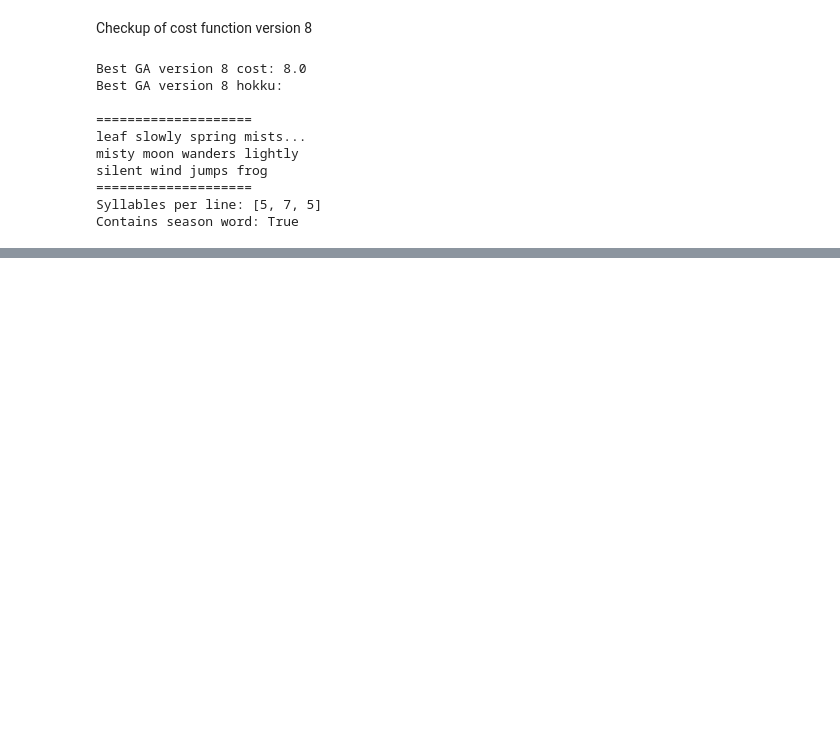
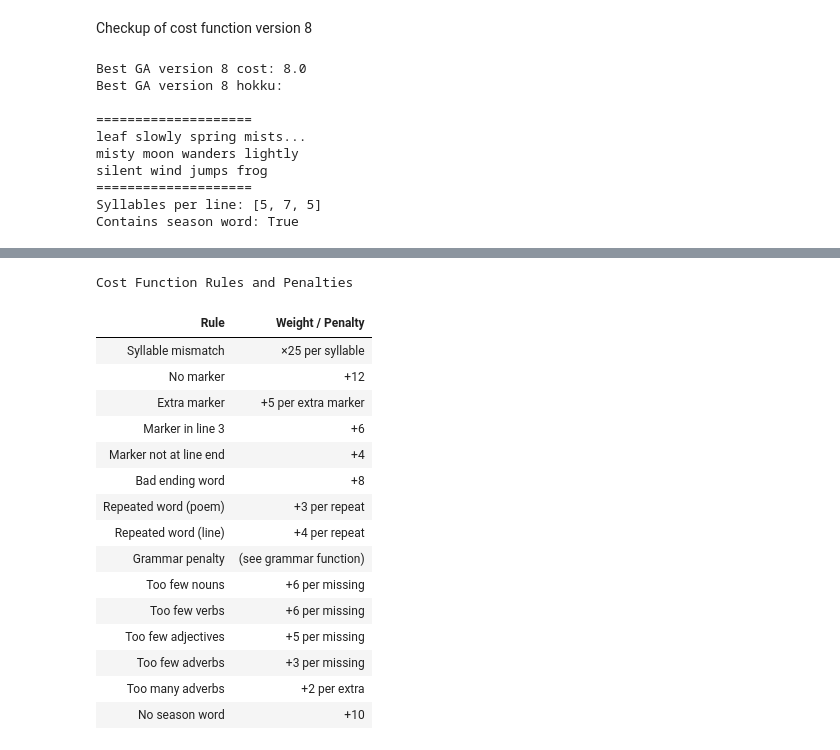
Before and after one commit to Oksana0020/Hokku, a Jupyter notebook: Hokku.ipynb, the cells around one changed output, grey strips where cells are left out. Saved outputs shown, nothing was run; the diff lists cells and outputs as text; code cells hidden in the pictures; blank space fills up the shorter version.

```diff
--- a/Hokku.ipynb
+++ b/Hokku.ipynb
@@ -1777,0 +1847,53 @@ Rule Priority and Penalty Weights need to adjust logically
+# %%
+import pandas as pd
+from IPython.display import display
+
+rules = [
+    ("Syllable mismatch", "×25 per syllable"),
+    ("No marker", "+12"),
+    ("Extra marker", "+5 per extra marker"),
+    ("Marker in line 3", "+6"),
+    ("Marker not at line end", "+4"),
+    ("Bad ending word", "+8"),
+    ("Repeated word (poem)", "+3 per repeat"),
+    ("Repeated word (line)", "+4 per repeat"),
+    ("Grammar penalty", "(see grammar function)"),
+    ("Too few nouns", "+6 per missing"),
+    ("Too few verbs", "+6 per missing"),
+    ("Too few adjectives", "+5 per missing"),
+    ("Too few adverbs", "+3 per missing"),
+    ("Too many adverbs", "+2 per extra"),
+    ("No season word", "+10")
+]
+
+df = pd.DataFrame(rules, columns=["Rule", "Weight / Penalty"])
+display(
+    df.style.hide(axis="index")
+    .set_caption("Cost Function Rules and Penalties")
+    .set_table_styles([
+        {"selector": "caption",
+         "props": "font-size:18px; font-weight:bold; color:#1565C0; padding:10px;"},
+        {"selector": "th",
+         "props": "background:#1976D2; color:white; font-weight:bold; text-align:center; padding:10px;"},
+        {"selector": "td",
+         "props": "padding:8px; text-align:left;"},
+        {"selector": "tr:nth-child(even)",
+         "props": "background:#f2f6fc;"}]))
+# %% [output]
+Cost Function Rules and Penalties
+| Rule | Weight / Penalty |
+| Syllable mismatch | ×25 per syllable |
+| No marker | +12 |
+| Extra marker | +5 per extra marker |
+| Marker in line 3 | +6 |
+| Marker not at line end | +4 |
+| Bad ending word | +8 |
+| Repeated word (poem) | +3 per repeat |
+| Repeated word (line) | +4 per repeat |
+| Grammar penalty | (see grammar function) |
+| Too few nouns | +6 per missing |
+| Too few verbs | +6 per missing |
+| Too few adjectives | +5 per missing |
+| Too few adverbs | +3 per missing |
+| Too many adverbs | +2 per extra |
+| No season word | +10 |
```
Also changed, not shown: parts of 11 cells of this notebook.
